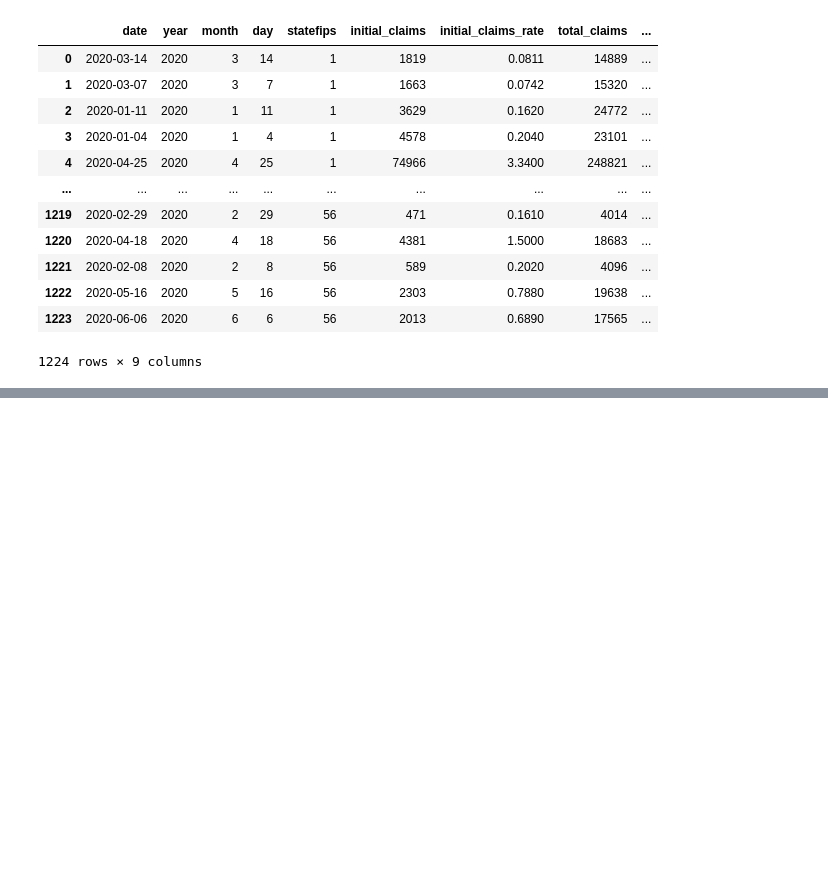
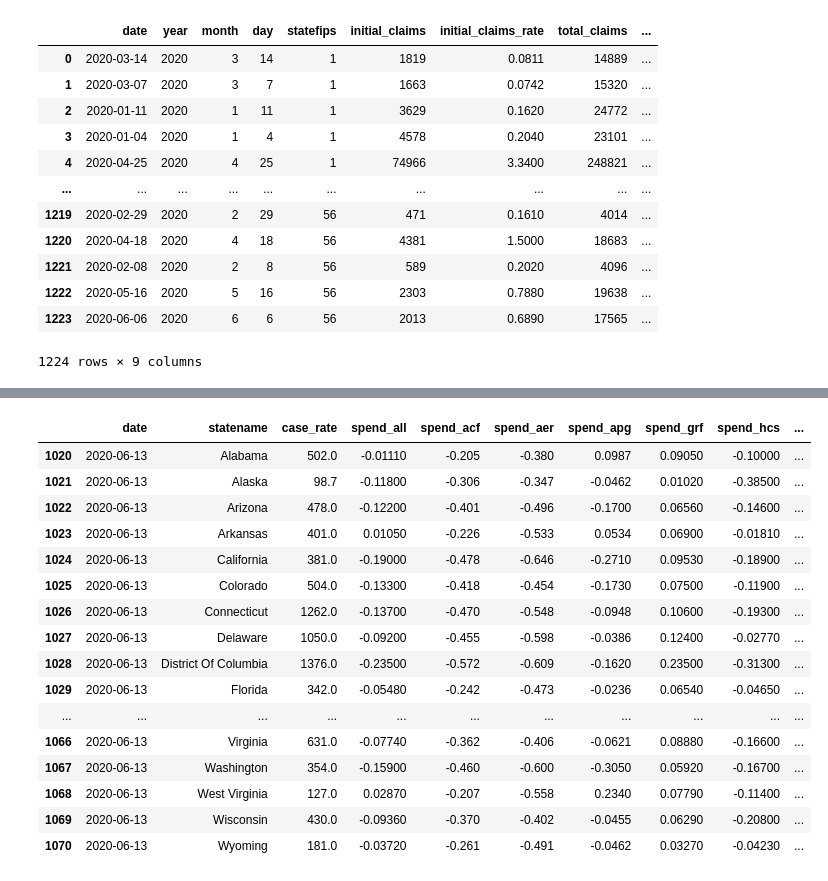
Before and after one commit to Starlinf/Project1, a Jupyter notebook: Project1_Q2.ipynb, the cells around one changed output, grey strips where cells are left out. Cells and saved outputs as stored; diff of their text form; code cells hidden in the pictures; blank space fills up the shorter version.

Commit message:
Q2 data cleaning part 2 done

```diff
--- a/Project1_Q2.ipynb
+++ b/Project1_Q2.ipynb
@@ -338,0 +340,24 @@ cs_ui_df
+# %%
+# Part 4: Retrieve data for the top 5 states with most COVID case rates and such data for Florida
+
+# Get data for June 13, the last date with available data
+jun13_df = cs_ui_df[cs_ui_df['date'] == '2020-06-13']
+jun13_df
+# %% [output]
+|  | date | statename | case_rate | spend_all | spend_acf | spend_aer | spend_apg | spend_grf | spend_hcs | ... |
+| 1020 | 2020-06-13 | Alabama | 502.0 | -0.01110 | -0.205 | -0.380 | 0.0987 | 0.09050 | -0.10000 | ... |
+| 1021 | 2020-06-13 | Alaska | 98.7 | -0.11800 | -0.306 | -0.347 | -0.0462 | 0.01020 | -0.38500 | ... |
+| 1022 | 2020-06-13 | Arizona | 478.0 | -0.12200 | -0.401 | -0.496 | -0.1700 | 0.06560 | -0.14600 | ... |
+| 1023 | 2020-06-13 | Arkansas | 401.0 | 0.01050 | -0.226 | -0.533 | 0.0534 | 0.06900 | -0.01810 | ... |
+| 1024 | 2020-06-13 | California | 381.0 | -0.19000 | -0.478 | -0.646 | -0.2710 | 0.09530 | -0.18900 | ... |
+| 1025 | 2020-06-13 | Colorado | 504.0 | -0.13300 | -0.418 | -0.454 | -0.1730 | 0.07500 | -0.11900 | ... |
+| 1026 | 2020-06-13 | Connecticut | 1262.0 | -0.13700 | -0.470 | -0.548 | -0.0948 | 0.10600 | -0.19300 | ... |
+| 1027 | 2020-06-13 | Delaware | 1050.0 | -0.09200 | -0.455 | -0.598 | -0.0386 | 0.12400 | -0.02770 | ... |
+| 1028 | 2020-06-13 | District Of Columbia | 1376.0 | -0.23500 | -0.572 | -0.609 | -0.1620 | 0.23500 | -0.31300 | ... |
+| 1029 | 2020-06-13 | Florida | 342.0 | -0.05480 | -0.242 | -0.473 | -0.0236 | 0.06540 | -0.04650 | ... |
+| ... | ... | ... | ... | ... | ... | ... | ... | ... | ... | ... |
+| 1066 | 2020-06-13 | Virginia | 631.0 | -0.07740 | -0.362 | -0.406 | -0.0621 | 0.08880 | -0.16600 | ... |
+| 1067 | 2020-06-13 | Washington | 354.0 | -0.15900 | -0.460 | -0.600 | -0.3050 | 0.05920 | -0.16700 | ... |
+| 1068 | 2020-06-13 | West Virginia | 127.0 | 0.02870 | -0.207 | -0.558 | 0.2340 | 0.07790 | -0.11400 | ... |
+| 1069 | 2020-06-13 | Wisconsin | 430.0 | -0.09360 | -0.370 | -0.402 | -0.0455 | 0.06290 | -0.20800 | ... |
+| 1070 | 2020-06-13 | Wyoming | 181.0 | -0.03720 | -0.261 | -0.491 | -0.0462 | 0.03270 | -0.04230 | ... |
```
Also changed, not shown: parts of 6 cells of this notebook.
